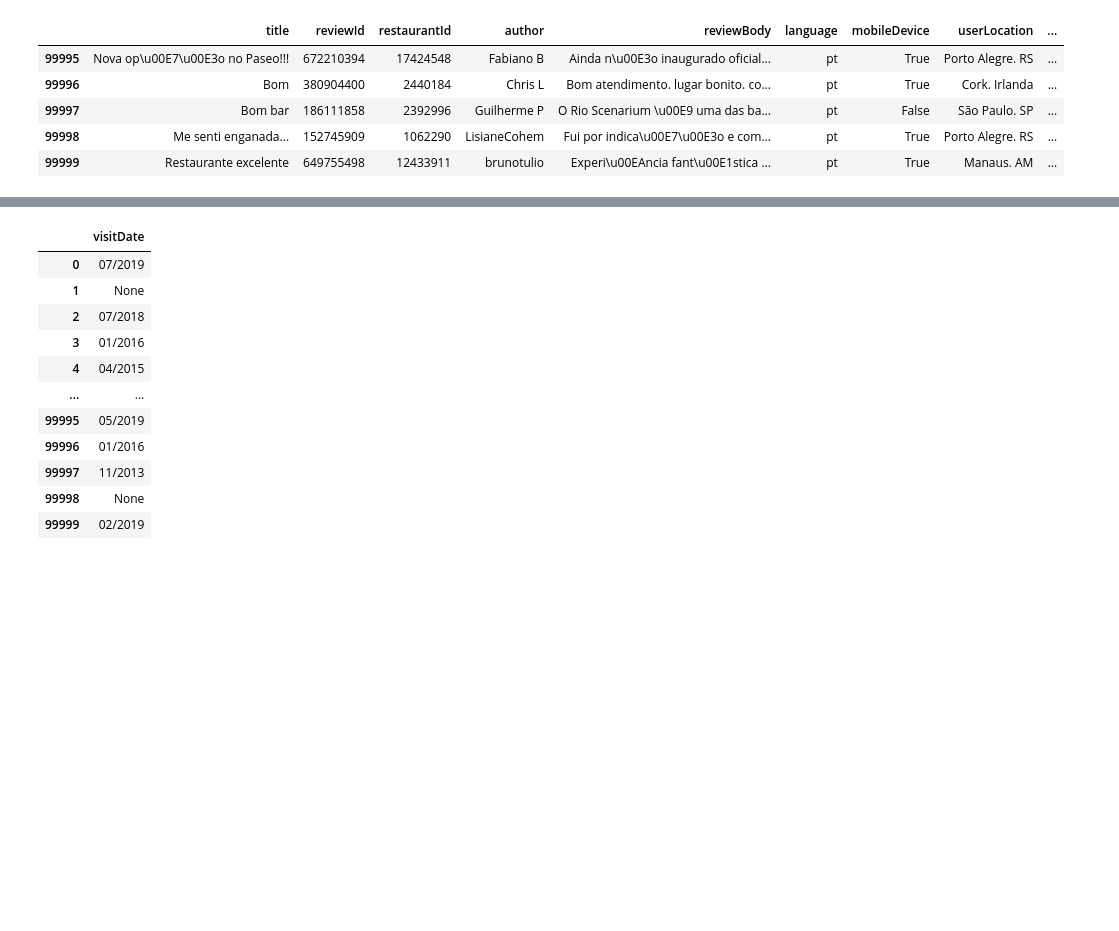
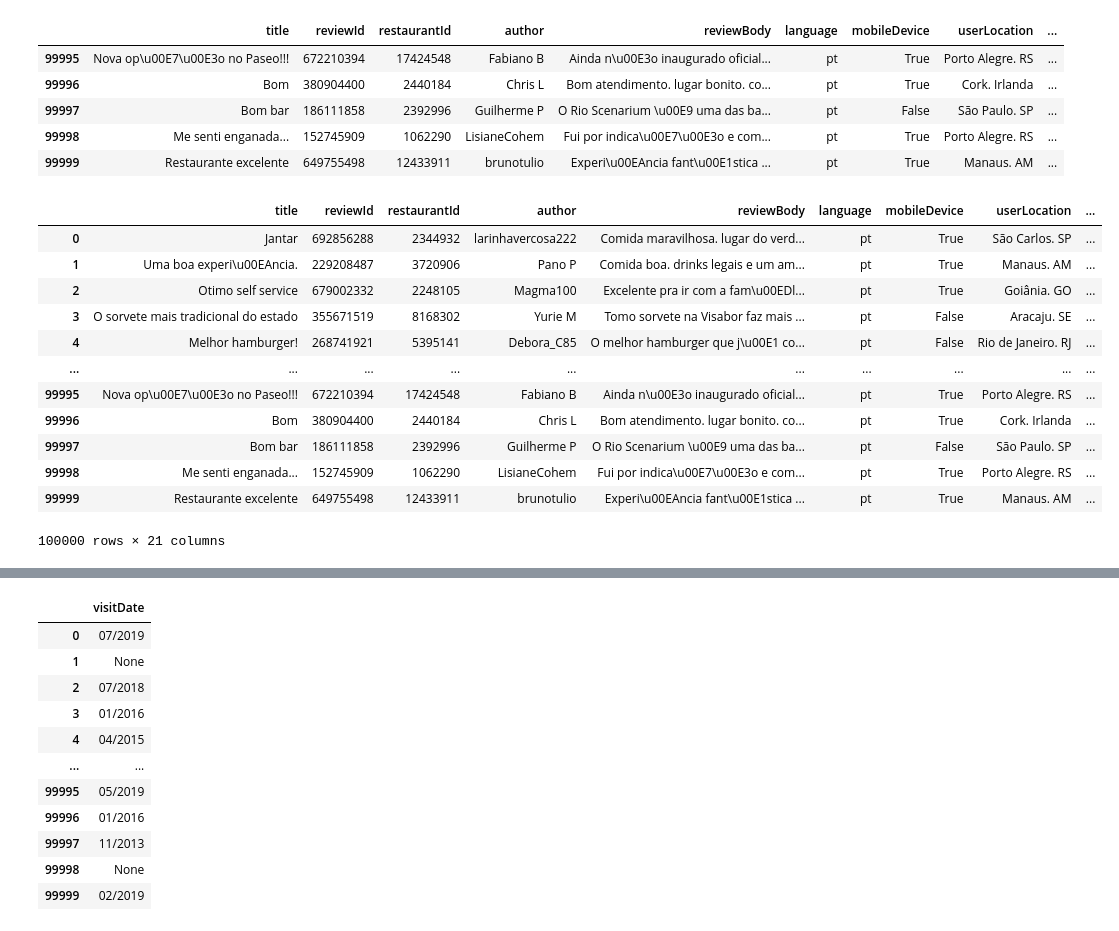
Before and after one commit to danielleitesoares/Work_Sentimental_Analyzer_Of_Restaurant_Issue, a Jupyter notebook: Analise_dos_Sentimentos_Restaurantes.ipynb, the cells around one changed output, grey strips where cells are left out. Drawn from its saved outputs; the diff is of its cells as text; code cells hidden in the pictures; blank space fills up the shorter version.

```diff
--- a/Analise_dos_Sentimentos_Restaurantes.ipynb
+++ b/Analise_dos_Sentimentos_Restaurantes.ipynb
@@ -80,0 +87,16 @@ dados.tail()
+# %%
+dados
+# %% [output]
+|  | title | reviewId | restaurantId | author | reviewBody | language | mobileDevice | userLocation | ... |
+| 0 | Jantar | 692856288 | 2344932 | larinhavercosa222 | Comida maravilhosa. lugar do verd... | pt | True | São Carlos. SP | ... |
+| 1 | Uma boa experi\u00EAncia. | 229208487 | 3720906 | Pano P | Comida boa. drinks legais e um am... | pt | True | Manaus. AM | ... |
+| 2 | Otimo self service | 679002332 | 2248105 | Magma100 | Excelente pra ir com a fam\u00EDl... | pt | True | Goiânia. GO | ... |
+| 3 | O sorvete mais tradicional do estado | 355671519 | 8168302 | Yurie M | Tomo sorvete na Visabor faz mais ... | pt | False | Aracaju. SE | ... |
+| 4 | Melhor hamburger! | 268741921 | 5395141 | Debora_C85 | O melhor hamburger que j\u00E1 co... | pt | False | Rio de Janeiro. RJ | ... |
+| ... | ... | ... | ... | ... | ... | ... | ... | ... | ... |
+| 99995 | Nova op\u00E7\u00E3o no Paseo!!! | 672210394 | 17424548 | Fabiano B | Ainda n\u00E3o inaugurado oficial... | pt | True | Porto Alegre. RS | ... |
+| 99996 | Bom | 380904400 | 2440184 | Chris L | Bom atendimento. lugar bonito. co... | pt | True | Cork. Irlanda | ... |
+| 99997 | Bom bar | 186111858 | 2392996 | Guilherme P | O Rio Scenarium \u00E9 uma das ba... | pt | False | São Paulo. SP | ... |
+| 99998 | Me senti enganada... | 152745909 | 1062290 | LisianeCohem | Fui por indica\u00E7\u00E3o e com... | pt | True | Porto Alegre. RS | ... |
+| 99999 | Restaurante excelente | 649755498 | 12433911 | brunotulio | Experi\u00EAncia fant\u00E1stica ... | pt | True | Manaus. AM | ... |
+100000 rows × 21 columns
```
Also changed, not shown: parts of 16 cells of this notebook.
